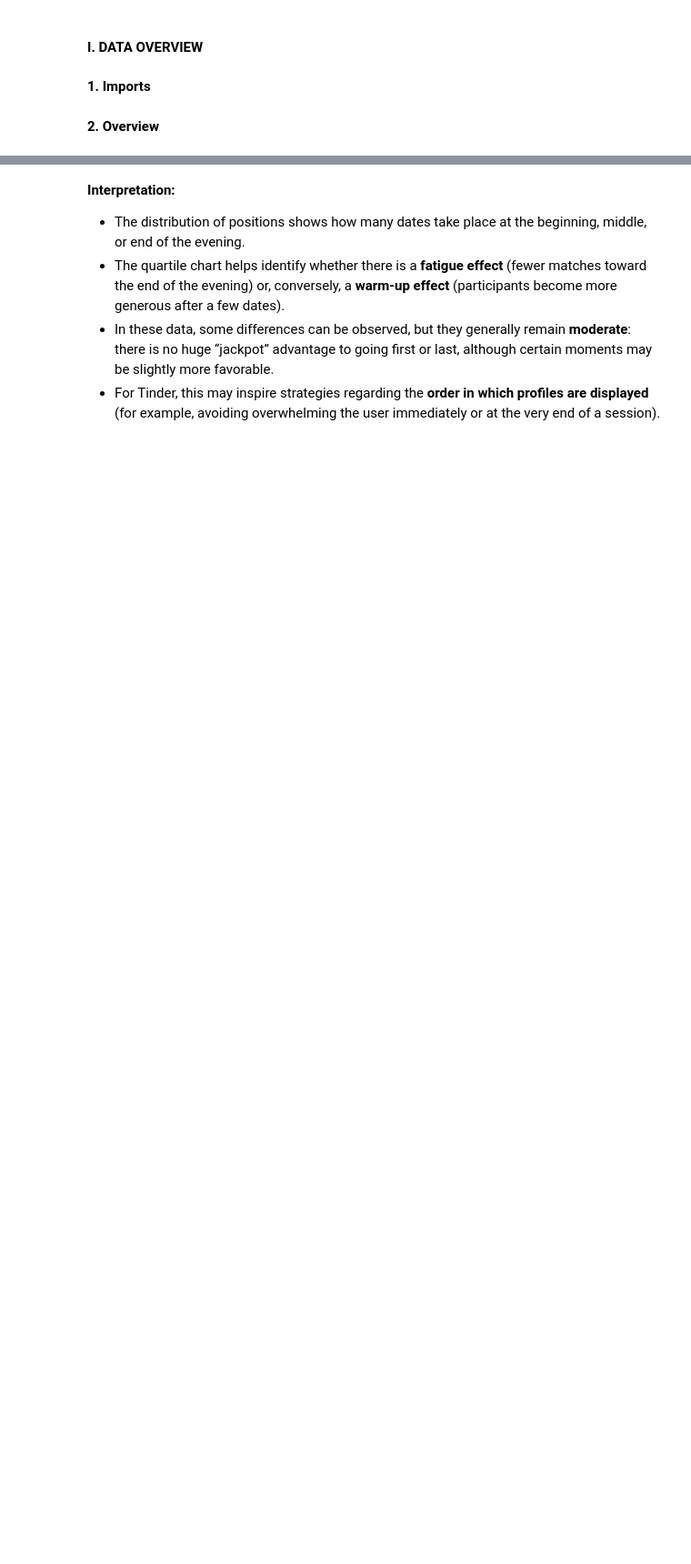
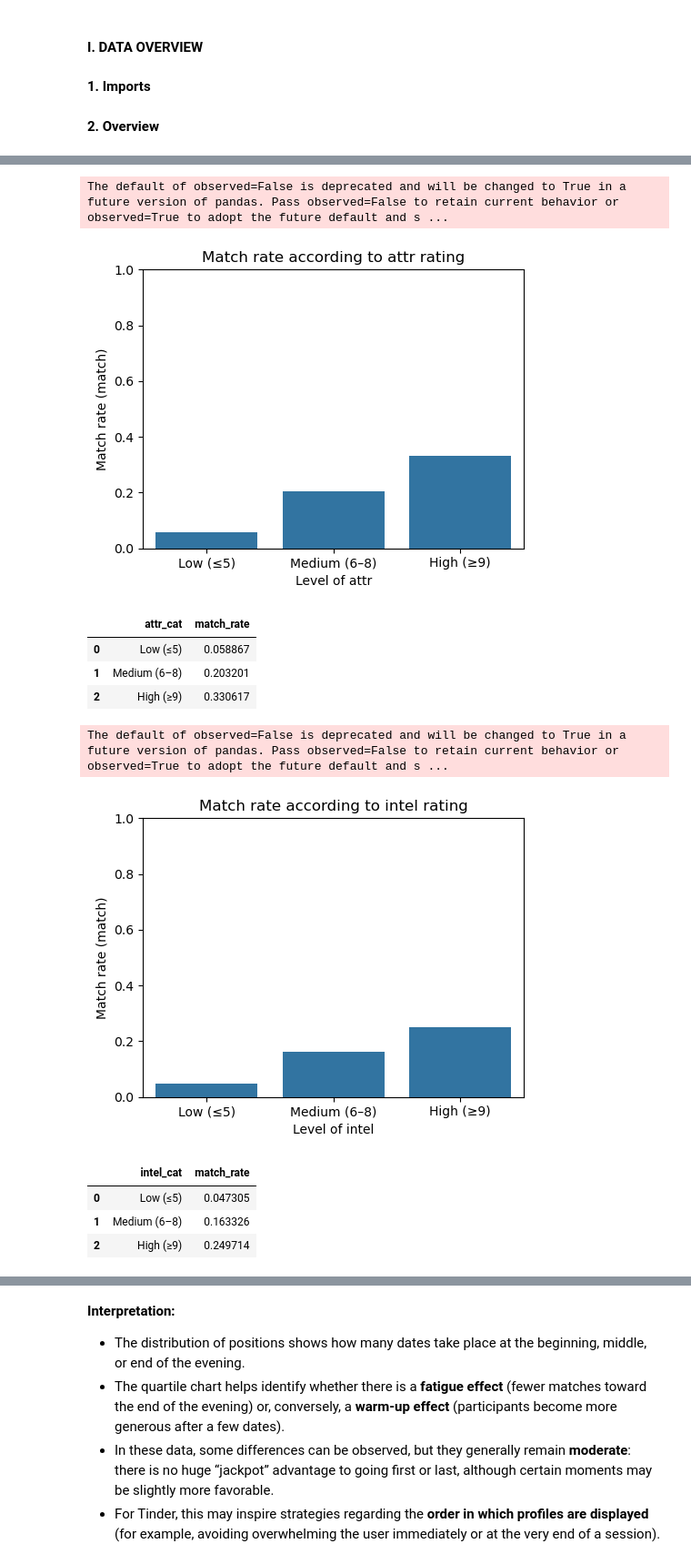
Before and after one commit to Mounia-Agronomist-Datascientist/Tinder_project, a Jupyter notebook: projet_tinder.ipynb, the cells around one changed output, grey strips where cells are left out. Shown at 91% size. Drawn from its saved outputs; the diff is of its cells as text; code cells hidden in the pictures; blank space fills up the shorter version.

```diff
--- a/projet_tinder.ipynb
+++ b/projet_tinder.ipynb
@@ -318,14 +414,0 @@ score_cols_to_check
-# %%
-# 5.2. Visualiszation
-
-for col in score_cols_to_check:
-    rates = match_rate_by_score_cat(df_eda, col)
-    plt.figure(figsize=(5, 4))
-    sns.barplot(data=rates, x=col + "_cat", y="match_rate")
-    plt.title(f"Taux de {target_var} selon le niveau de {col}")
-    plt.xlabel(f"Niveau de {col}")
-    plt.ylabel(f"Taux de {target_var}")
-    plt.ylim(0, 1)
-    plt.tight_layout()
-    plt.show()
-    display(rates)
@@ -331,0 +417,33 @@ for col in score_cols_to_check:
+# %%
+def plot_match_rate_by_score_category(data, score_columns, target_col=target_var):
+    """
+    Plot match rate across score categories for multiple rating columns.
+    Replaces repetitive loop with cleaner, reusable function.
+    """
+    for col in score_columns:
+        rates = match_rate_by_score_cat(data, col, target=target_col)
+        plt.figure(figsize=(5, 4))
+        sns.barplot(data=rates, x=col + "_cat", y="match_rate")
+        plt.title(f"Match rate according to {col} rating")
+        plt.xlabel(f"Level of {col}")
+        plt.ylabel(f"Match rate ({target_col})")
+        plt.ylim(0, 1)
+        plt.tight_layout()
+        plt.show()
+        display(rates)
+
+# Use the function
+plot_match_rate_by_score_category(df_eda, score_cols_to_check)
+# %% [output]
+The default of observed=False is deprecated and will be changed to True in a future version of pandas. Pass observed=False to retain current behavior or observed=True to adopt the future default and s ...
+[figure, added]
+|  | attr_cat | match_rate |
+| 0 | Low (≤5) | 0.058867 |
+| 1 | Medium (6–8) | 0.203201 |
+| 2 | High (≥9) | 0.330617 |
+The default of observed=False is deprecated and will be changed to True in a future version of pandas. Pass observed=False to retain current behavior or observed=True to adopt the future default and s ...
+[figure, added]
+|  | intel_cat | match_rate |
+| 0 | Low (≤5) | 0.047305 |
+| 1 | Medium (6–8) | 0.163326 |
+| 2 | High (≥9) | 0.249714 |
```
Also changed, not shown: parts of 81 cells of this notebook.
